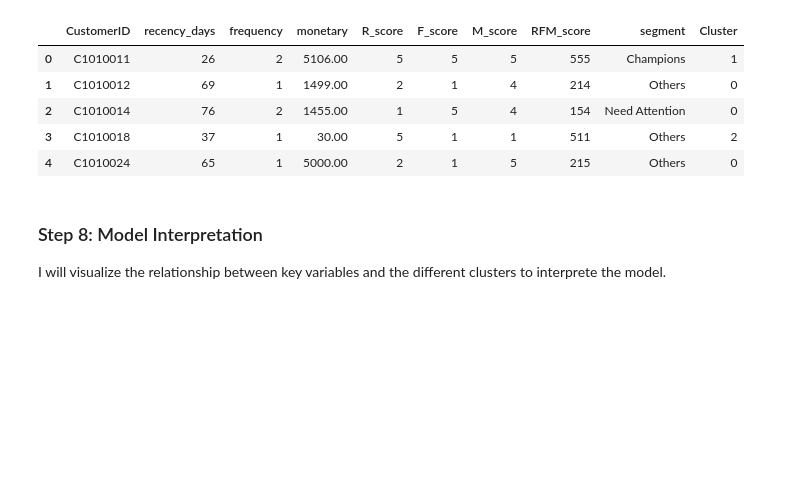
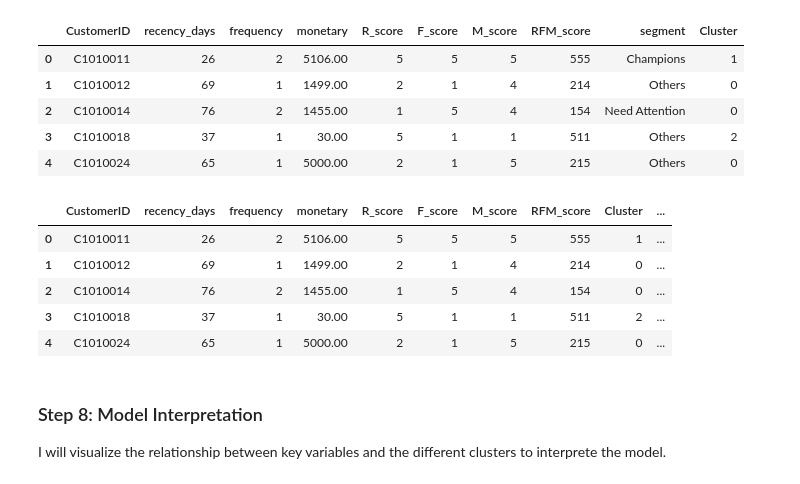
Before and after one commit to Habib-A/retail-banking, a Jupyter notebook: Notebooks/03_unsupervise_learning.ipynb, the cells around one changed output. Drawn from its saved outputs; the diff is of its cells as text; code cells hidden in the pictures; blank space fills up the shorter version.

```diff
--- a/Notebooks/03_unsupervise_learning.ipynb
+++ b/Notebooks/03_unsupervise_learning.ipynb
@@ -250,3 +252,12 @@ rfm.head()
+# %%
+rfm.head()
+# %% [output]
+|  | CustomerID | recency_days | frequency | monetary | R_score | F_score | M_score | RFM_score | Cluster | ... |
+| 0 | C1010011 | 26 | 2 | 5106.00 | 5 | 5 | 5 | 555 | 1 | ... |
+| 1 | C1010012 | 69 | 1 | 1499.00 | 2 | 1 | 4 | 214 | 0 | ... |
+| 2 | C1010014 | 76 | 2 | 1455.00 | 1 | 5 | 4 | 154 | 0 | ... |
+| 3 | C1010018 | 37 | 1 | 30.00 | 5 | 1 | 1 | 511 | 2 | ... |
+| 4 | C1010024 | 65 | 1 | 5000.00 | 2 | 1 | 5 | 215 | 0 | ... |
 # %% [markdown]
 ### Step 8: Model Interpretation
 
```
Also changed, not shown: parts of 4 cells of this notebook, 2 other files.
